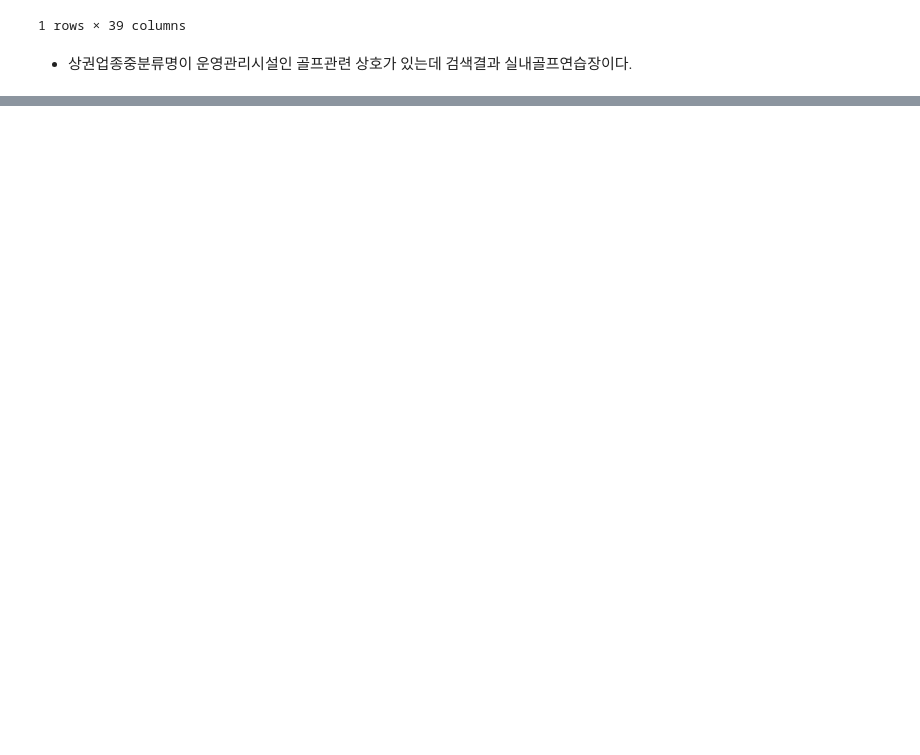
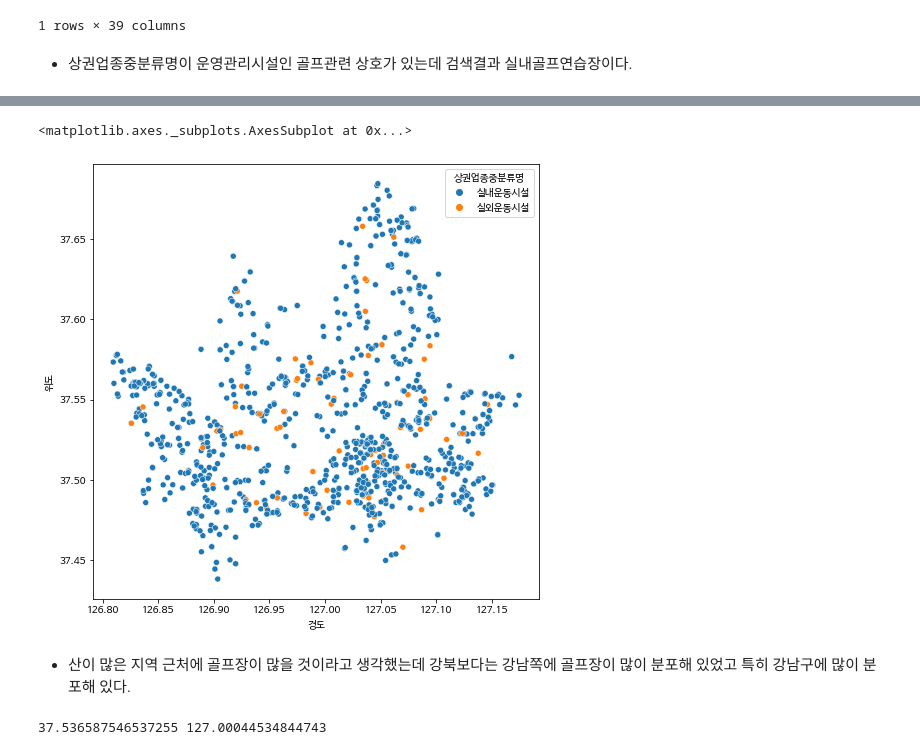
Before and after one commit to JaeHong-Park987/commercial_area, a Jupyter notebook: 상권정보(서울) 데이터 분석.ipynb, the cells around one changed output, grey strips where cells are left out. Saved outputs shown, nothing was run; the diff lists cells and outputs as text; code cells hidden in the pictures; blank space fills up the shorter version.

```diff
--- a/상권정보(서울) 데이터 분석.ipynb
+++ b/상권정보(서울) 데이터 분석.ipynb
@@ -374,0 +427,24 @@ df_sports[df_sports["건물명"] == "홍은동골프연습장"]
+# %%
+# 실내/실외 골프장을 구분후 지도를 시각화하여 어디에 위치하고 있는지 찾아보기
+
+df_golf = df_golf.copy()
+
+# 운영관리시설이었던 데이터의 index = 76432
+df_golf.loc[76432, "상권업종중분류명"] = "실내운동시설"  # 운영관리시설이었던 데이터를 실내운동시설로 변경
+
+
+plt.figure(figsize=(8,8))
+sns.scatterplot(data=df_golf, x= "경도", y = "위도", hue="상권업종중분류명")
+# %% [output]
+<matplotlib.axes._subplots.AxesSubplot at 0x...>
+[figure, added]
+# %% [markdown]
+* 산이 많은 지역 근처에 골프장이 많을 것이라고 생각했는데 강북보다는 강남쪽에 골프장이 많이 분포해 있었고 특히 강남구에 많이 분포해 있다.
+# %%
+# folium 활용
+
+l = df_golf["위도"].mean()
+m = df_golf["경도"].mean()
+# print(l,m)
+# %% [output]
+37.536587546537255 127.00044534844743
```
Also changed, not shown: parts of 12 cells of this notebook, 1 other file.
